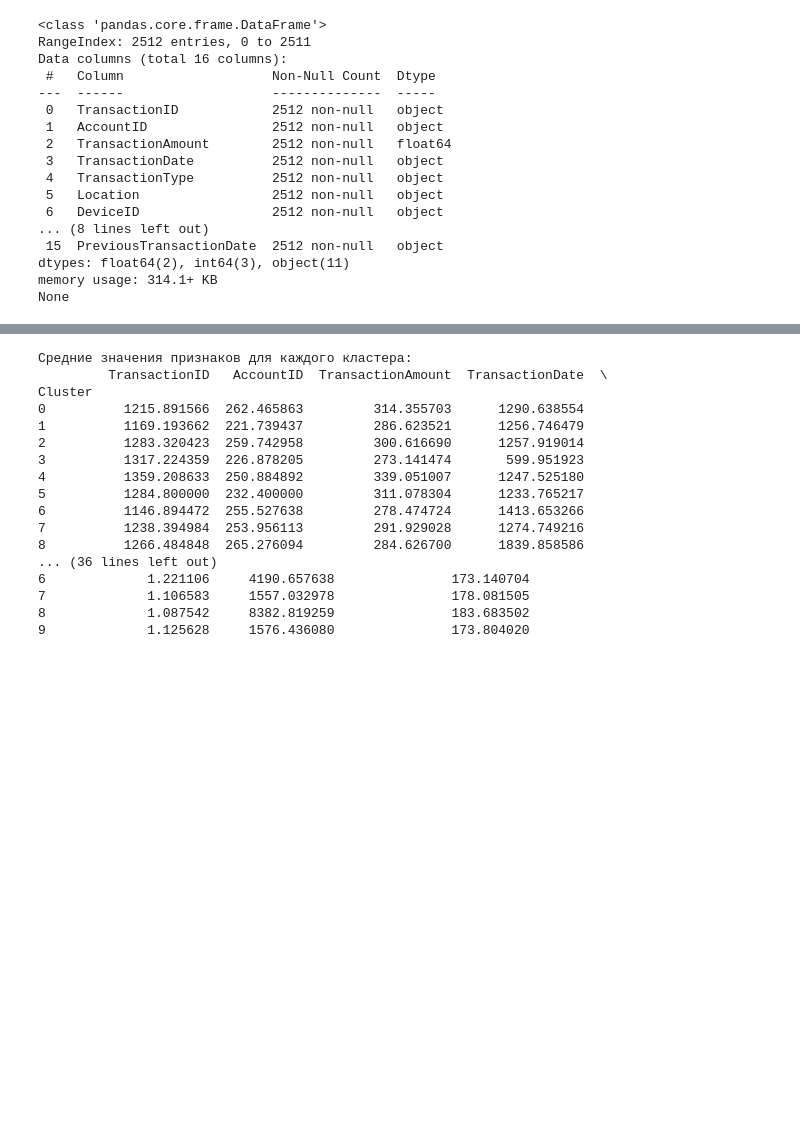
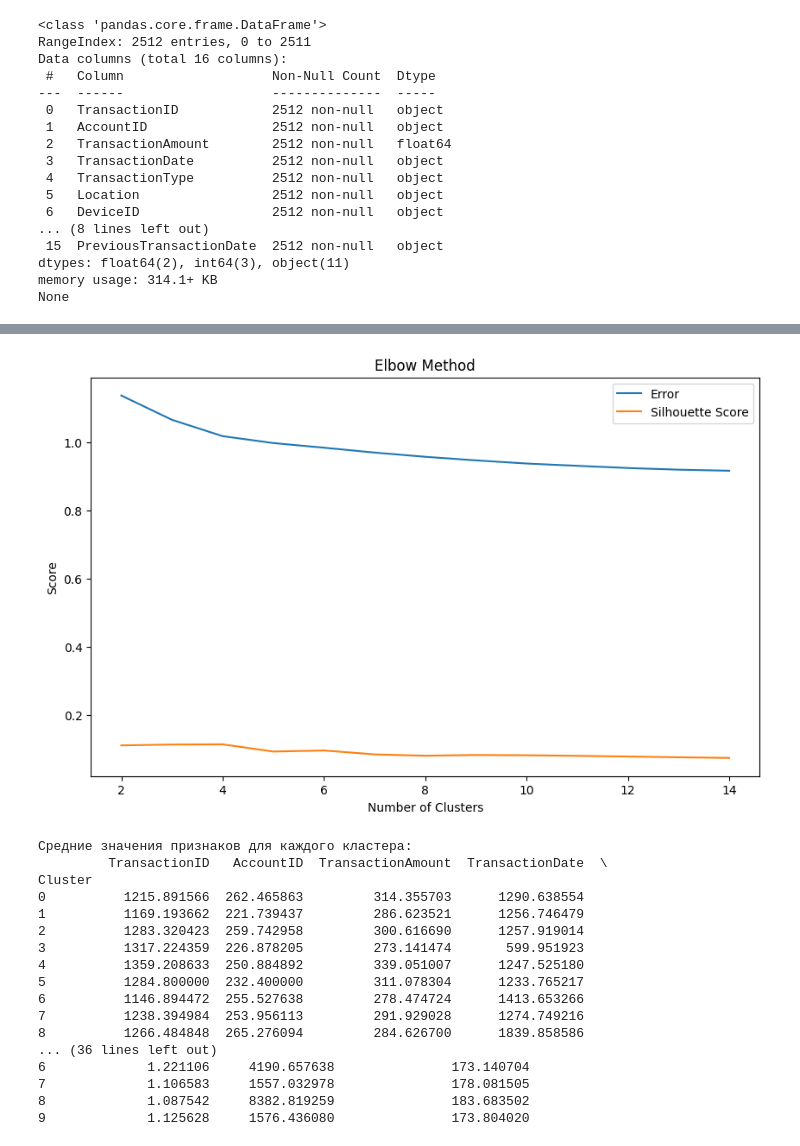
Before and after one commit to KeyGoddle/SARAEV_PRAK, a Jupyter notebook: Kohhen.ipynb, the cells around one changed output, grey strips where cells are left out. Drawn from its saved outputs; the diff is of its cells as text; code cells hidden in the pictures; blank space fills up the shorter version.

```diff
--- a/Kohhen.ipynb
+++ b/Kohhen.ipynb
@@ -142,3 +144,32 @@ plt.show()
+# %%
+from sklearn.metrics import silhouette_score
+import matplotlib.pyplot as plt
+
+errors = []
+silhouette_scores = []
+
+for k in range(2, 15):
+    som = FatigueSOM(input_dim, k, learning_rate)
+    som.train(data_normalized.values, epochs=50)
+
+    predictions = som.predict(data_normalized.values)
+    error = np.mean([np.linalg.norm(data_normalized.values[i] - som.weights[predictions[i]]) for i in range(len(data_normalized))])
+    errors.append(error)
+
+    sil_score = silhouette_score(data_normalized, predictions)
+    silhouette_scores.append(sil_score)
+
+# График локтя
+plt.figure(figsize=(10, 6))
+plt.plot(range(2, 15), errors, label="Error")
+plt.plot(range(2, 15), silhouette_scores, label="Silhouette Score")
+plt.xlabel("Number of Clusters")
+plt.ylabel("Score")
+plt.legend()
+plt.title("Elbow Method")
+plt.show()
+# %% [output]
+[figure, added]
 # %%
 data['Cluster'] = clusters
 cluster_summary = data.groupby('Cluster').mean()
```
Also changed, not shown: parts of 2 cells of this notebook.
